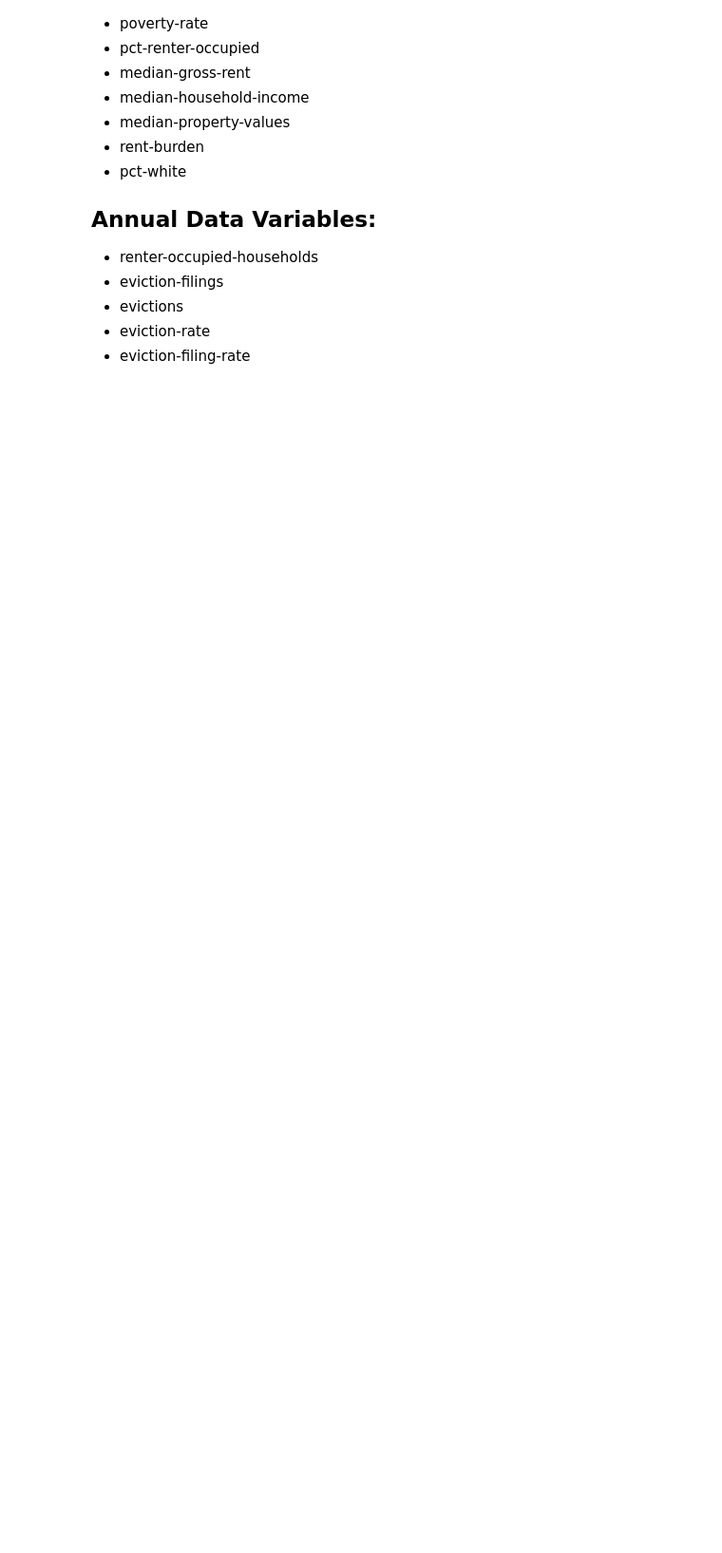
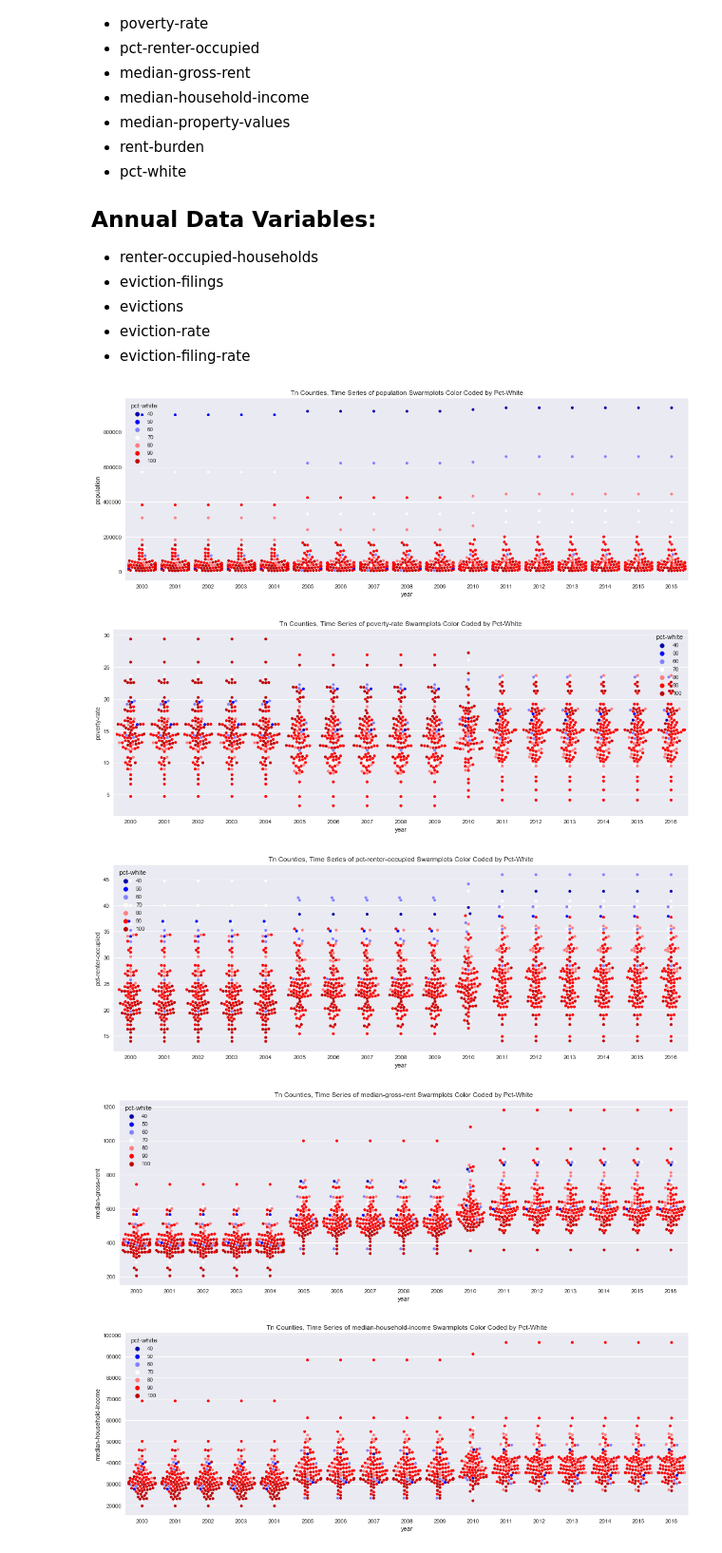
Before and after one commit to paulo-g-martinez/eviction-lab-tn-nss-capstone, a Jupyter notebook: enhancing-statistical-rigor.ipynb, the cells around one changed output. Shown at 95% size. Drawn from its saved outputs; the diff is of its cells as text; code cells hidden in the pictures; blank space fills up the shorter version.

```diff
--- a/enhancing-statistical-rigor.ipynb
+++ b/enhancing-statistical-rigor.ipynb
@@ -115,0 +252,5 @@ plt.show()
+# %%
+a = [[10, 10, 4.2], [15, 15, 0.03], [10, 10, 0]]
+df = pd.DataFrame(a, columns=['one', 'two', 'three'])
+df1 = pd.DataFrame(a, columns = ['uno', 'dos', 'tres'])
+df1.index = [3,4,5]
@@ -115,0 +289,8 @@ plt.show()
+# %%
+for val in list(set(df.three)):
+    print(df[
+        df.three == val
+    ]['one'].reset_index(drop = True).equals(
+    df1[
+        df1.tres == val
+    ]['uno'].reset_index(drop = True)))
@@ -190,15 +516,0 @@ sns.swarmplot()
-# %%
-for var in ['population',
-       'poverty-rate', 'pct-renter-occupied', 'median-gross-rent',
-       'median-household-income', 'median-property-value', 'rent-burden',
-       'pct-white', 'renter-occupied-households',
-       'eviction-filings', 'evictions', 'eviction-rate',
-       'eviction-filing-rate']:
-    plt.figure(figsize=(18,6))
-    ax = sns.swarmplot(x = counties_evicts_df['year'],
-                   y = counties_evicts_df[var],
-                   hue = [round(val/10) for val in counties_evicts_df['pct-white']] , palette = 'seismic'
-                  )
-    plt.title('Tn Counties, Time Series of ' + var + ' Swarmplots')
-    plt.legend(title = 'pct-white')
-    plt.show()
@@ -233,3 +531,24 @@ for var in ['population',
 - evictions
 - eviction-rate
 - eviction-filing-rate
+# %%
+for var in ['population',
+       'poverty-rate', 'pct-renter-occupied', 'median-gross-rent',
+       'median-household-income', 'median-property-value', 'rent-burden',
+       'pct-white', 'renter-occupied-households',
+       'eviction-filings', 'evictions', 'eviction-rate',
+       'eviction-filing-rate']:
+    plt.figure(figsize=(18,6))
+    ax = sns.swarmplot(x = counties_evicts_df['year'],
+                   y = counties_evicts_df[var],
+                   hue = [round(val/10)*10 for val in counties_evicts_df['pct-white']] , palette = 'seismic'
+                  )
+    plt.title('Tn Counties, Time Series of ' + var + ' Swarmplots Color Coded by Pct-White')
+    plt.legend(title = 'pct-white')
+    plt.show()
+# %% [output]
+[figure, added]
+[figure, added]
+[figure, added]
+[figure, added]
+[figure, added]
```
Also changed, not shown: parts of 49 cells of this notebook, 5 other files.
